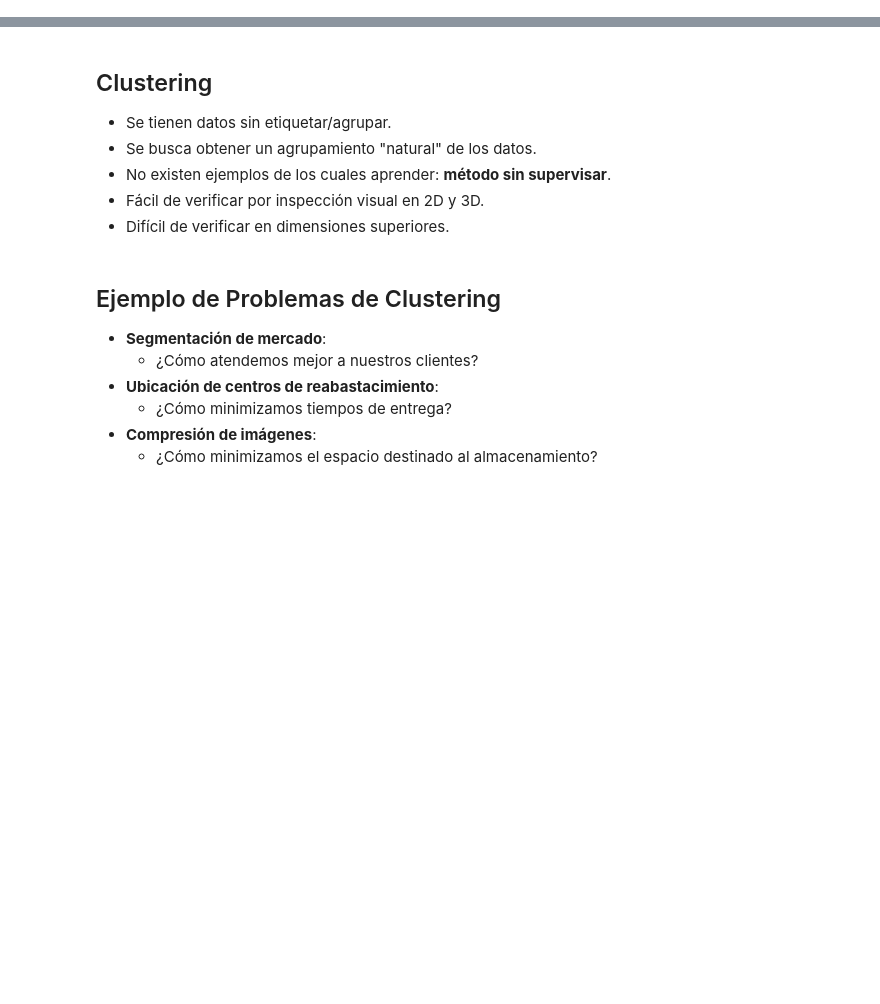
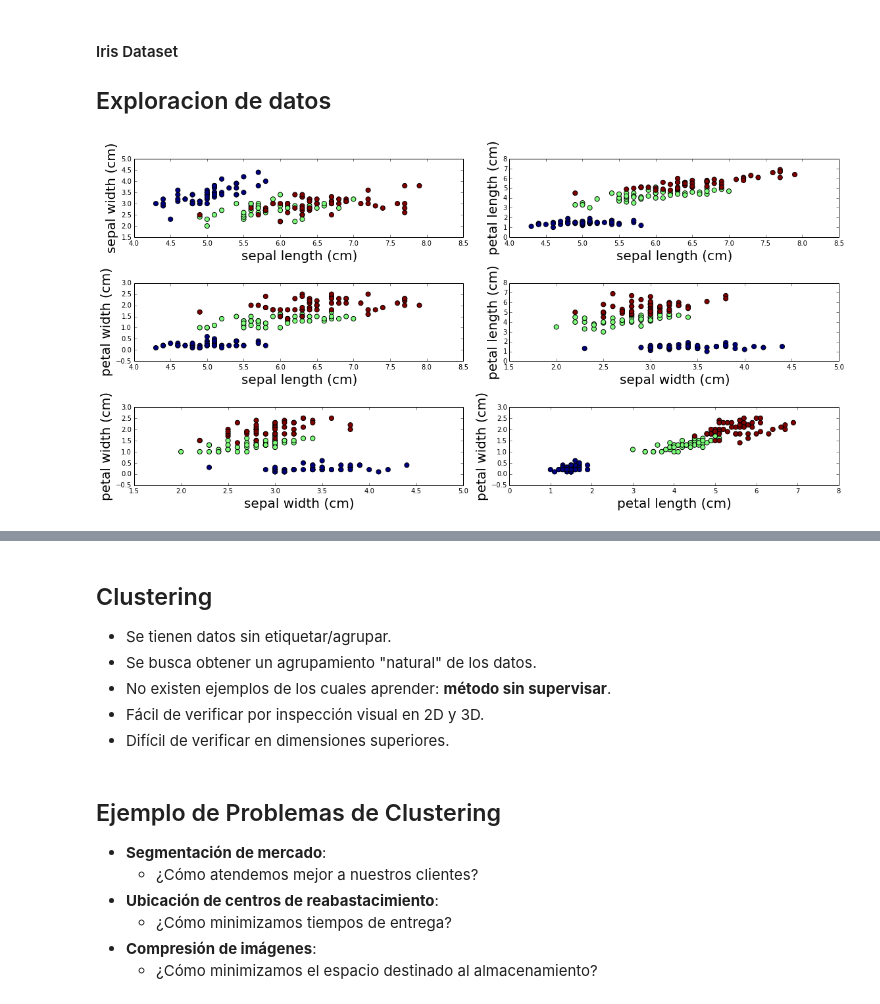
Before and after one commit to usantamaria/mat281_2015S2, a Jupyter notebook: clases/Unidad4-MachineLearning/Clase02-Clustering/clustering.ipynb, the cells around one changed output, grey strips where cells are left out. Saved outputs shown, nothing was run; the diff lists cells and outputs as text; code cells hidden in the pictures; blank space fills up the shorter version.

```diff
--- a/clases/Unidad4-MachineLearning/Clase02-Clustering/clustering.ipynb
+++ b/clases/Unidad4-MachineLearning/Clase02-Clustering/clustering.ipynb
@@ -20,0 +49,25 @@ https://www.github.com/sebastiandres/mat281
+# %% [markdown]
+#### Iris Dataset
+## Exploracion de datos
+# %%
+from sklearn import datasets
+import matplotlib.pyplot as plt
+iris = datasets.load_iris()
+
+def plot(dataset, ax, i, j):
+    ax.scatter(dataset.data[:,i], dataset.data[:,j], c=dataset.target, s=50)
+    ax.set_xlabel(dataset.feature_names[i], fontsize=20)
+    ax.set_ylabel(dataset.feature_names[j], fontsize=20)
+
+# row and column sharing
+f, ((ax1, ax2), (ax3, ax4), (ax5,ax6)) = plt.subplots(3, 2, figsize=(16,8))
+plot(iris, ax1, 0, 1)
+plot(iris, ax2, 0, 2)
+plot(iris, ax3, 0, 3)
+plot(iris, ax4, 1, 2)
+plot(iris, ax5, 1, 3)
+plot(iris, ax6, 2, 3)
+f.tight_layout()
+plt.show()
+# %% [output]
+[figure, added]
```
Also changed, not shown: parts of 14 cells of this notebook, 3 other files.
